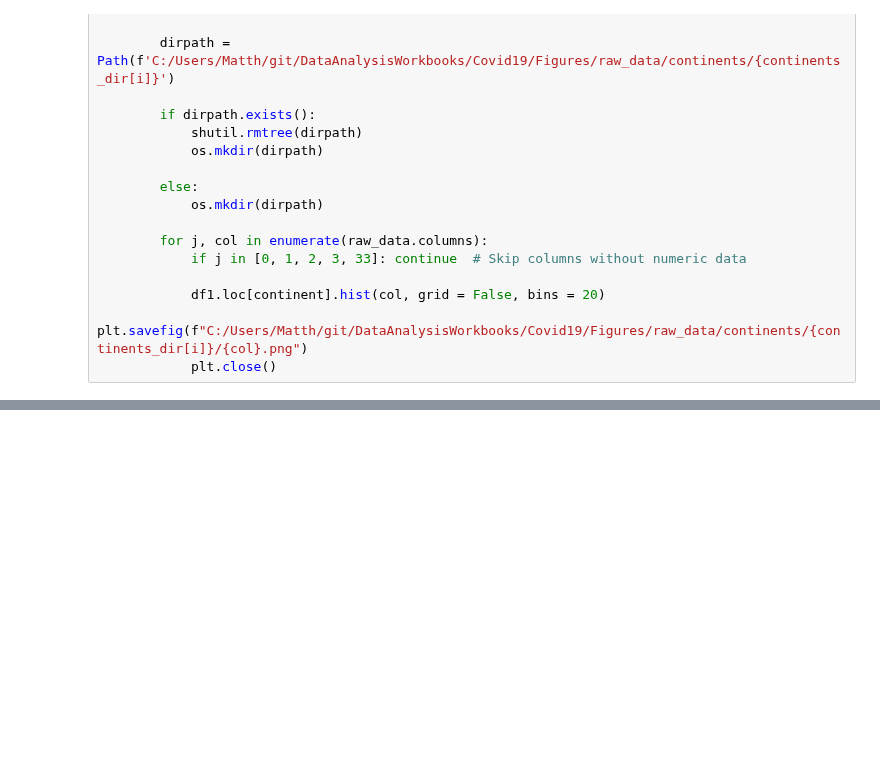
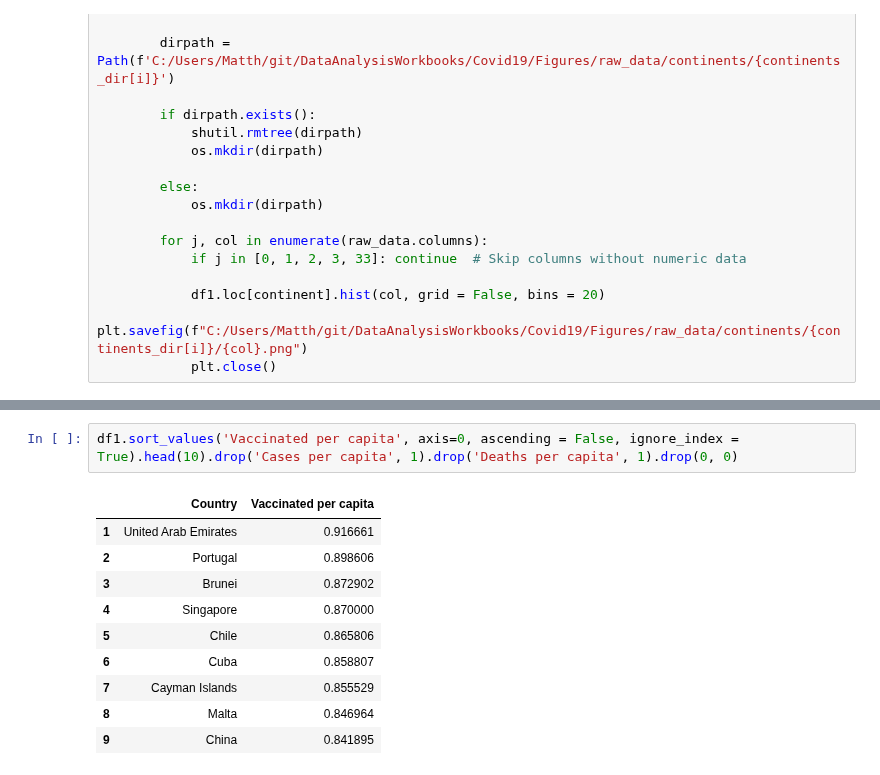
Before and after one commit to msdec321/DataAnalysisWorkbooks, a Jupyter notebook: Covid19/Covid19_workbook.ipynb, the cells around one changed output, grey strips where cells are left out. Saved outputs shown, nothing was run; the diff lists cells and outputs as text; blank space fills up the shorter version.

```diff
--- a/Covid19/Covid19_workbook.ipynb
+++ b/Covid19/Covid19_workbook.ipynb
@@ -160,0 +297,13 @@ if make_continent_histograms:
+# %%
+df1.sort_values('Vaccinated per capita', axis=0, ascending = False, ignore_index = True).head(10).drop('Cases per capita', 1).drop('Deaths per capita', 1).drop(0, 0)
+# %% [output]
+|  | Country | Vaccinated per capita |
+| 1 | United Arab Emirates | 0.916661 |
+| 2 | Portugal | 0.898606 |
+| 3 | Brunei | 0.872902 |
+| 4 | Singapore | 0.870000 |
+| 5 | Chile | 0.865806 |
+| 6 | Cuba | 0.858807 |
+| 7 | Cayman Islands | 0.855529 |
+| 8 | Malta | 0.846964 |
+| 9 | China | 0.841895 |
```
Also changed, not shown: parts of 11 cells of this notebook.
